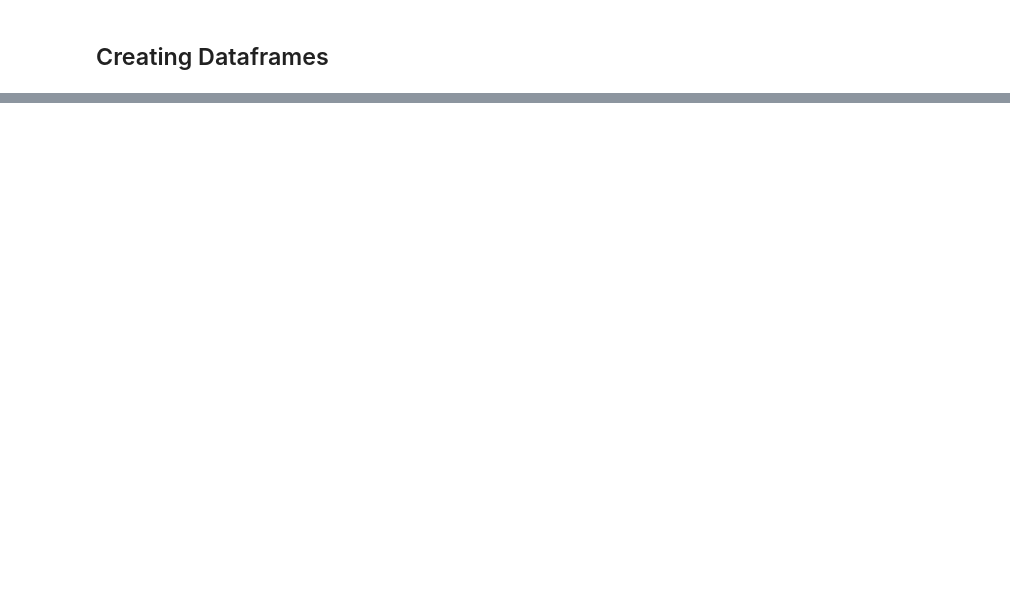
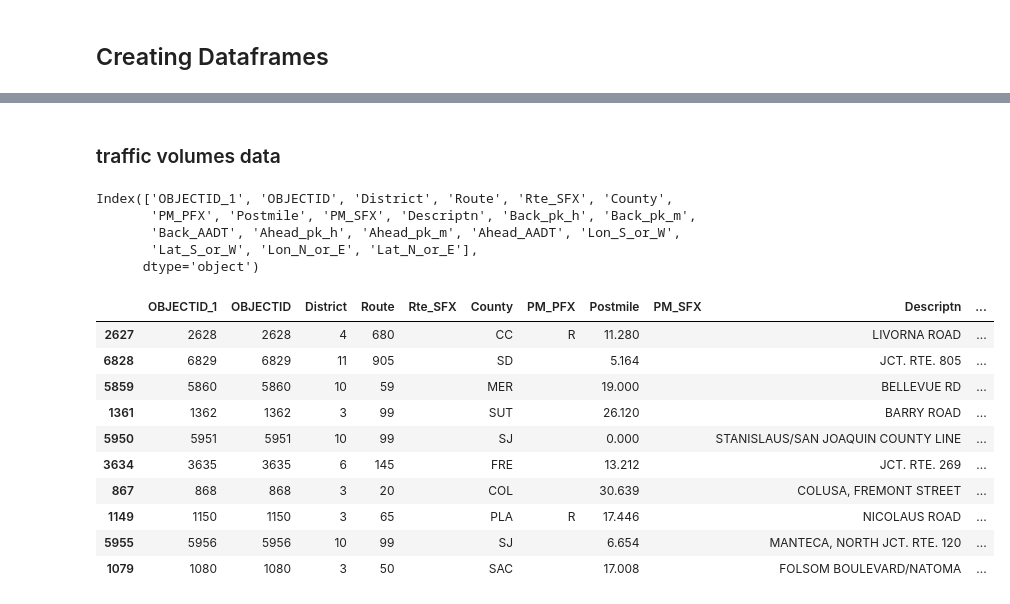
Before and after one commit to annamarieweber/AQI-predictor, a Jupyter notebook: final-project-notebook.ipynb, the cells around one changed output, grey strips where cells are left out. Saved outputs shown, nothing was run; the diff lists cells and outputs as text; code cells hidden in the pictures; blank space fills up the shorter version.

```diff
--- a/final-project-notebook.ipynb
+++ b/final-project-notebook.ipynb
@@ -120,2 +136,11 @@ for k, v in file_dict.items():
 # %% [markdown]
 ## Creating Dataframes
+# %%
+aqs_site_df = pd.read_csv(f"./datasets/aqs_sites.csv")
+gh_gas_facil_df = pd.read_csv(f"./datasets/greenhouse_gas_emmitter_facilities.csv")
+gh_gas_type_df = pd.read_csv(f"./datasets/greenhouse_gas_emmiter_gas_types.csv")
+weather_2020_df = pd.read_csv(f"./datasets/2020_daily_global_weather.csv")
+wind_2020_df = pd.read_csv(f"./datasets/daily_wind_2020.csv")
+temp_2020_df = pd.read_csv(f"./datasets/daily_temperature_2020.csv")
+traffic_volumes_df = pd.read_csv(f"./datasets/traffic_volumes.csv")
+aqi_2020 = pd.read_csv(f"./datasets/county_aqi_2020_daily.csv")
@@ -121,0 +280,22 @@ for k, v in file_dict.items():
+# %% [markdown]
+### traffic volumes data
+# %%
+print(traffic_volumes_df.columns)
+display(traffic_volumes_df.sample(10))
+# %% [output]
+Index(['OBJECTID_1', 'OBJECTID', 'District', 'Route', 'Rte_SFX', 'County',
+       'PM_PFX', 'Postmile', 'PM_SFX', 'Descriptn', 'Back_pk_h', 'Back_pk_m',
+       'Back_AADT', 'Ahead_pk_h', 'Ahead_pk_m', 'Ahead_AADT', 'Lon_S_or_W',
+       'Lat_S_or_W', 'Lon_N_or_E', 'Lat_N_or_E'],
+      dtype='object')
+|  | OBJECTID_1 | OBJECTID | District | Route | Rte_SFX | County | PM_PFX | Postmile | PM_SFX | Descriptn | ... |
+| 2627 | 2628 | 2628 | 4 | 680 |  | CC | R | 11.280 |  | LIVORNA ROAD | ... |
+| 6828 | 6829 | 6829 | 11 | 905 |  | SD |  | 5.164 |  | JCT. RTE. 805 | ... |
+| 5859 | 5860 | 5860 | 10 | 59 |  | MER |  | 19.000 |  | BELLEVUE RD | ... |
+| 1361 | 1362 | 1362 | 3 | 99 |  | SUT |  | 26.120 |  | BARRY ROAD | ... |
+| 5950 | 5951 | 5951 | 10 | 99 |  | SJ |  | 0.000 |  | STANISLAUS/SAN JOAQUIN COUNTY LINE | ... |
+| 3634 | 3635 | 3635 | 6 | 145 |  | FRE |  | 13.212 |  | JCT. RTE. 269 | ... |
+| 867 | 868 | 868 | 3 | 20 |  | COL |  | 30.639 |  | COLUSA, FREMONT STREET | ... |
+| 1149 | 1150 | 1150 | 3 | 65 |  | PLA | R | 17.446 |  | NICOLAUS ROAD | ... |
+| 5955 | 5956 | 5956 | 10 | 99 |  | SJ |  | 6.654 |  | MANTECA, NORTH JCT. RTE. 120 | ... |
+| 1079 | 1080 | 1080 | 3 | 50 |  | SAC |  | 17.008 |  | FOLSOM BOULEVARD/NATOMA | ... |
```
Also changed, not shown: parts of 16 cells of this notebook.
